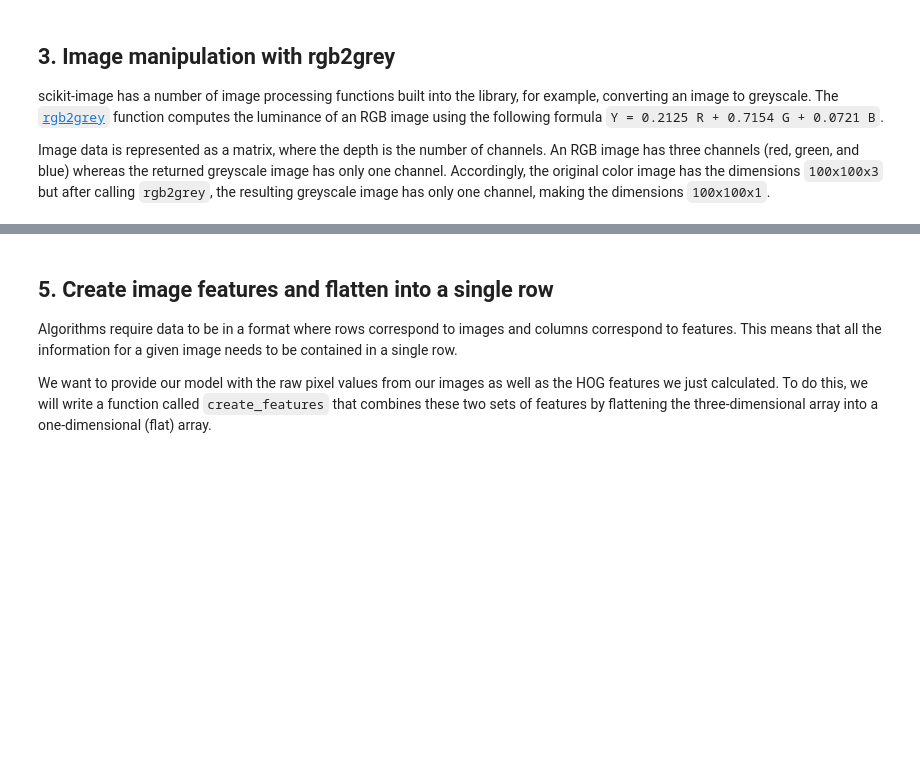
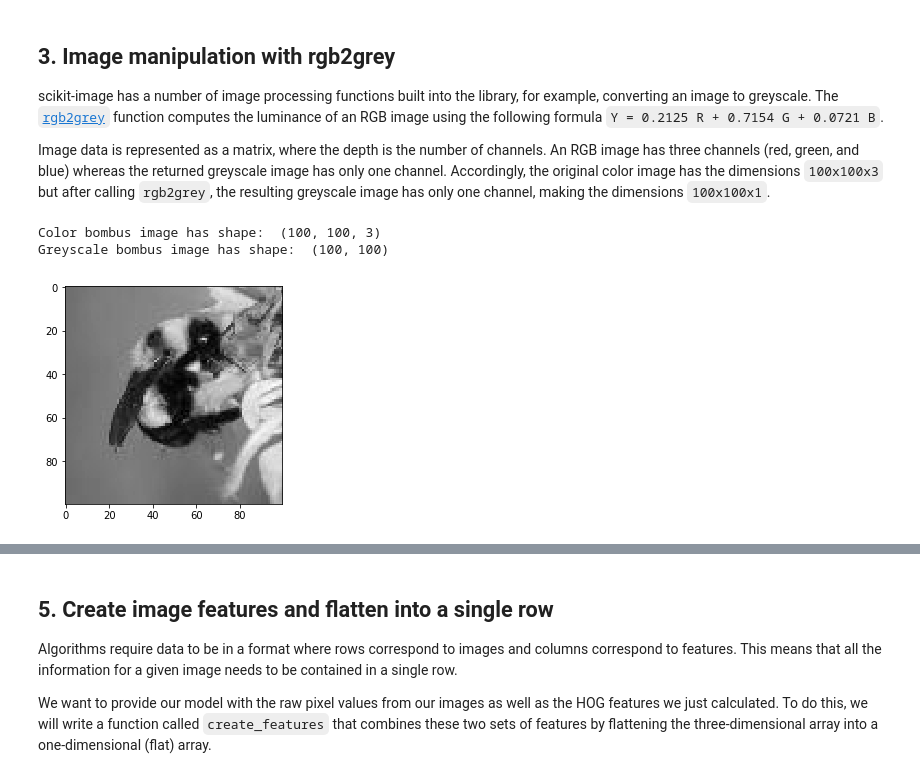
Before and after one commit to ArthurEzenwanne/data-projects, a Jupyter notebook: Naive_Bees_Predict_Species_from_Images/naive_bees_predict.ipynb, the cells around one changed output, grey strips where cells are left out. Saved outputs shown, nothing was run; the diff lists cells and outputs as text; code cells hidden in the pictures; blank space fills up the shorter version.

```diff
--- a/Naive_Bees_Predict_Species_from_Images/naive_bees_predict.ipynb
+++ b/Naive_Bees_Predict_Species_from_Images/naive_bees_predict.ipynb
@@ -77,19 +87,23 @@ plt.show()
 <p>Image data is represented as a matrix, where the depth is the number of channels. An RGB image has three channels (red, green, and blue) whereas the returned greyscale image has only one channel. Accordingly, the original color image has the dimensions <code>100x100x3</code> but after calling <code>rgb2grey</code>, the resulting greyscale image has only one channel, making the dimensions <code>100x100x1</code>.</p>
 # %%
 # load a bombus image using our get_image function and bombus_row from the previous cell
-bombus = ...
+bombus = get_image(bombus_row)
 
 # print the shape of the bombus image
-print('Color bombus image has shape: ', ...)
+print('Color bombus image has shape: ', bombus.shape)
 
 # convert the bombus image to greyscale
-grey_bombus = ...
+grey_bombus = rgb2grey(bombus)
 
 # show the greyscale image
 plt.imshow(grey_bombus, cmap=mpl.cm.gray)
 
 # greyscale bombus image only has one channel
-print('Greyscale bombus image has shape: ', ...)
+print('Greyscale bombus image has shape: ', grey_bombus.shape)
+# %% [output]
+Color bombus image has shape:  (100, 100, 3)
+Greyscale bombus image has shape:  (100, 100)
+[figure, added]
 # %% [markdown]
 ## 4. Histogram of oriented gradients
 <p>Now we need to turn these images into something that a machine learning algorithm can understand. Traditional computer vision techniques have relied on mathematical transforms to turn images into useful features. For example, you may want to detect edges of objects in an image, increase the contrast, or filter out particular colors.</p>
```
Also changed, not shown: parts of 5 cells of this notebook.
